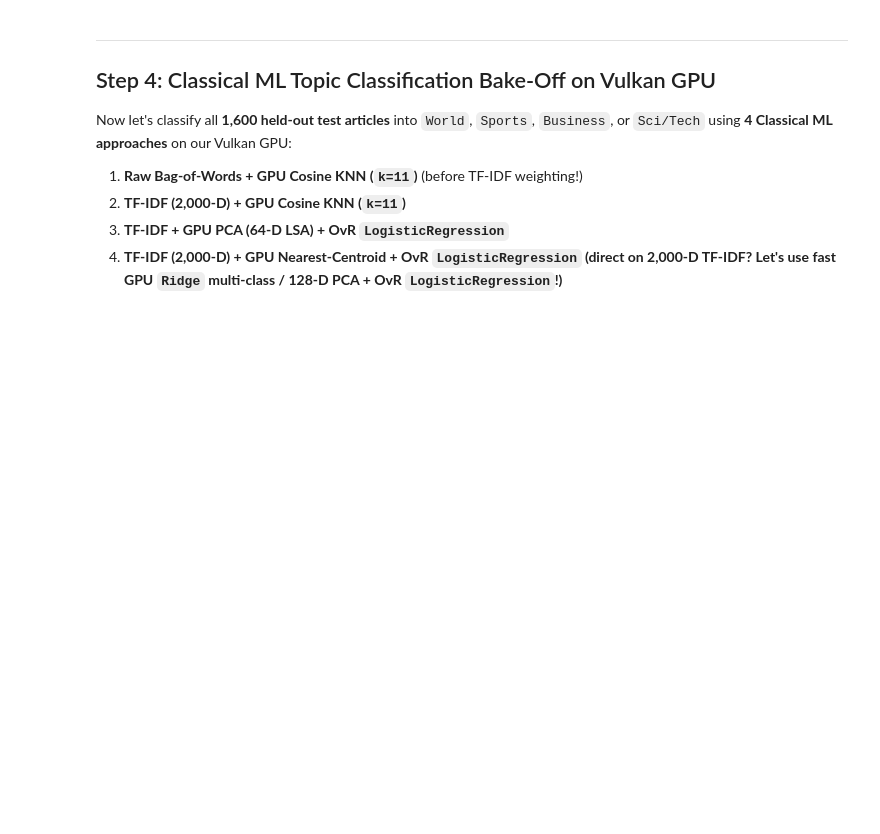
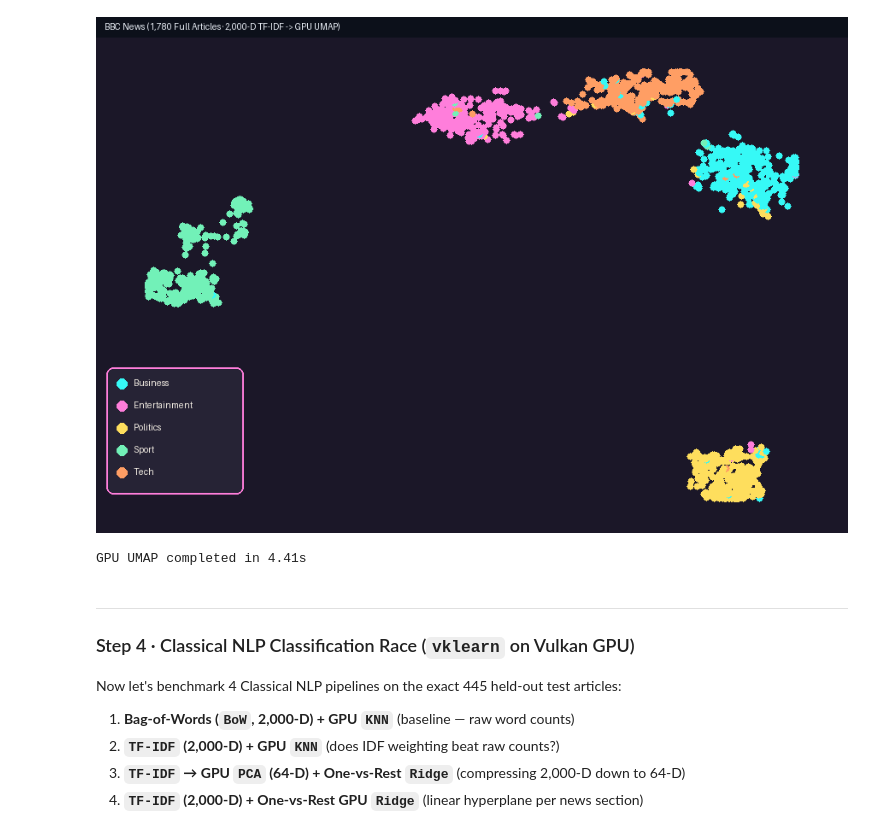
Before and after one commit to billyblackburn/vkdata, a Jupyter notebook: examples/tldr_end2end/05_vector_search_classical_ml.ipynb, the cells around one changed output. Cells and saved outputs as stored; diff of their text form; code cells hidden in the pictures; blank space fills up the shorter version.

Commit message:
Switch Ch. 5 & Ch. 6 to Full-Length BBC News (2,225 articles, RAG chunking, 97.53%)

```diff
--- a/examples/tldr_end2end/05_vector_search_classical_ml.ipynb
+++ b/examples/tldr_end2end/05_vector_search_classical_ml.ipynb
@@ -210,0 +92,16 @@ GPU vkvis.UMAP (1,600 articles) in 2.27s
+# %%
+t0 = time.perf_counter()
+vec = vkvec.TfidfVectorizer(max_features=2000, use_idf=True, sublinear_tf=True, l2_normalize=True)
+X_tr = vec.fit_transform(texts_tr)   # (1780, 2000) L2-normalized in Vulkan VRAM
+X_te = vec.transform(texts_te)       # (445,  2000) fitted strictly on train (zero leakage!)
+dt_vec = time.perf_counter() - t0
+
+print(f"Vectorized 2,225 full articles -> GPU shape {X_tr.shape} & {X_te.shape} in {dt_vec:.2f}s")
+
+# Inspect the top 5 highest-IDF words for each BBC section
+X_tr_np = X_tr.to_numpy()
+print("\nTop distinctive TF-IDF words per BBC News section:")
+for cid, cname in enumerate(CLASS_NAMES):
+    mean_vec = X_tr_np[y_tr == cid].mean(axis=0)
+    top_words = [vec.vocabulary_[i] for i in np.argsort(mean_vec)[-7:][::-1]]
+    print(f"  {cname:13s} -> {', '.join(top_words)}")
@@ -211,9 +176,35 @@ GPU vkvis.UMAP (1,600 articles) in 2.27s
+# %%
+t0 = time.perf_counter()
+Y_umap = vkvis.UMAP(n_neighbors=15, min_dist=0.15, n_epochs=250, metric="cosine", seed=42).fit_transform(X_tr_np)
+dt_umap = time.perf_counter() - t0
+
+# Trim extreme 1.5% outliers so all 5 topic islands fill the canvas cleanly
+lo, hi = np.percentile(Y_umap, [1.5, 98.5], axis=0)
+Y_clip = np.clip(Y_umap, lo, hi)
+
+img_umap = vkvis.render_embedding(
+    Y_clip, labels=y_tr, palette=PALETTE, background="#1b1728",
+    width=880, height=580, point_size=4,
+    title="BBC News (1,780 Full Articles · 2,000-D TF-IDF -> GPU UMAP)",
+)
+draw = ImageDraw.Draw(img_umap)
+lx, ly = 24, 420
+draw.rounded_rectangle([lx - 12, ly - 10, lx + 148, ly + len(CLASS_NAMES) * 26 + 8], radius=8, fill="#262335", outline="#ff7edb", width=2)
+for i, (cname, col) in enumerate(zip(CLASS_NAMES, PALETTE)):
+    yy = ly + i * 26
+    draw.ellipse([lx, yy + 3, lx + 12, yy + 15], fill=col)
+    draw.text((lx + 20, yy + 2), cname, fill="#f4eee4")
+display(img_umap)
+print(f"GPU UMAP completed in {dt_umap:.2f}s")
+# %% [output]
+[figure, added]
+GPU UMAP completed in 4.41s
 # %% [markdown]
 ---
-## Step 4: Classical ML Topic Classification Bake-Off on Vulkan GPU
+### Step 4 · Classical NLP Classification Race (`vklearn` on Vulkan GPU)
 
-Now let's classify all **1,600 held-out test articles** into `World`, `Sports`, `Business`, or `Sci/Tech` using **4 Classical ML approaches** on our Vulkan GPU:
-1. **Raw Bag-of-Words + GPU Cosine KNN (`k=11`)** (before TF-IDF weighting!)
-2. **TF-IDF (2,000-D) + GPU Cosine KNN (`k=11`)**
-3. **TF-IDF + GPU PCA (64-D LSA) + OvR `LogisticRegression`**
-4. **TF-IDF (2,000-D) + GPU Nearest-Centroid + OvR `LogisticRegression` (direct on 2,000-D TF-IDF? Let's use fast GPU `Ridge` multi-class / 128-D PCA + OvR `LogisticRegression`!)**
+Now let's benchmark 4 Classical NLP pipelines on the exact 445 held-out test articles:
+1. **Bag-of-Words (`BoW`, 2,000-D) + GPU `KNN`** (baseline — raw word counts)
+2. **`TF-IDF` (2,000-D) + GPU `KNN`** (does IDF weighting beat raw counts?)
+3. **`TF-IDF` → GPU `PCA` (64-D) + One-vs-Rest `Ridge`** (compressing 2,000-D down to 64-D)
+4. **`TF-IDF` (2,000-D) + One-vs-Rest GPU `Ridge`** (linear hyperplane per news section)
```
Also changed, not shown: parts of 22 cells of this notebook, 7 other files.
